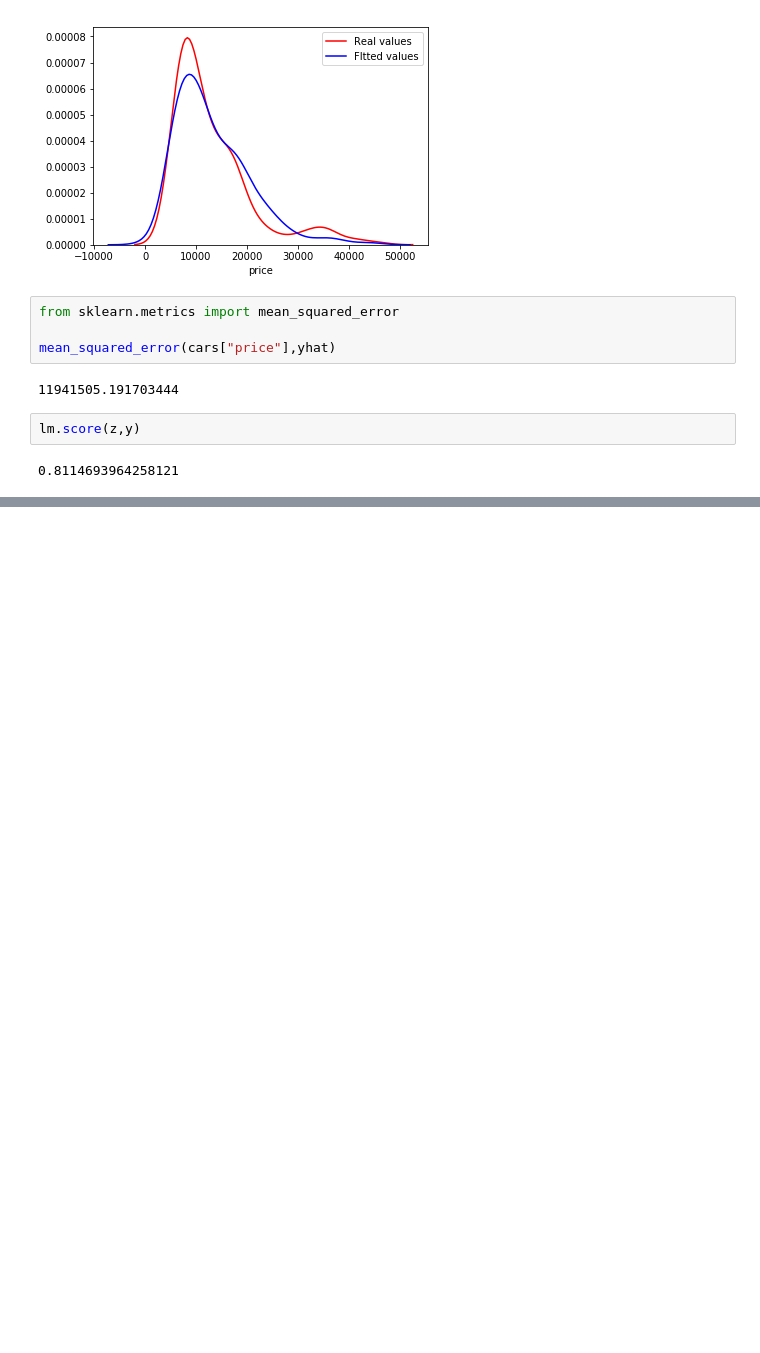
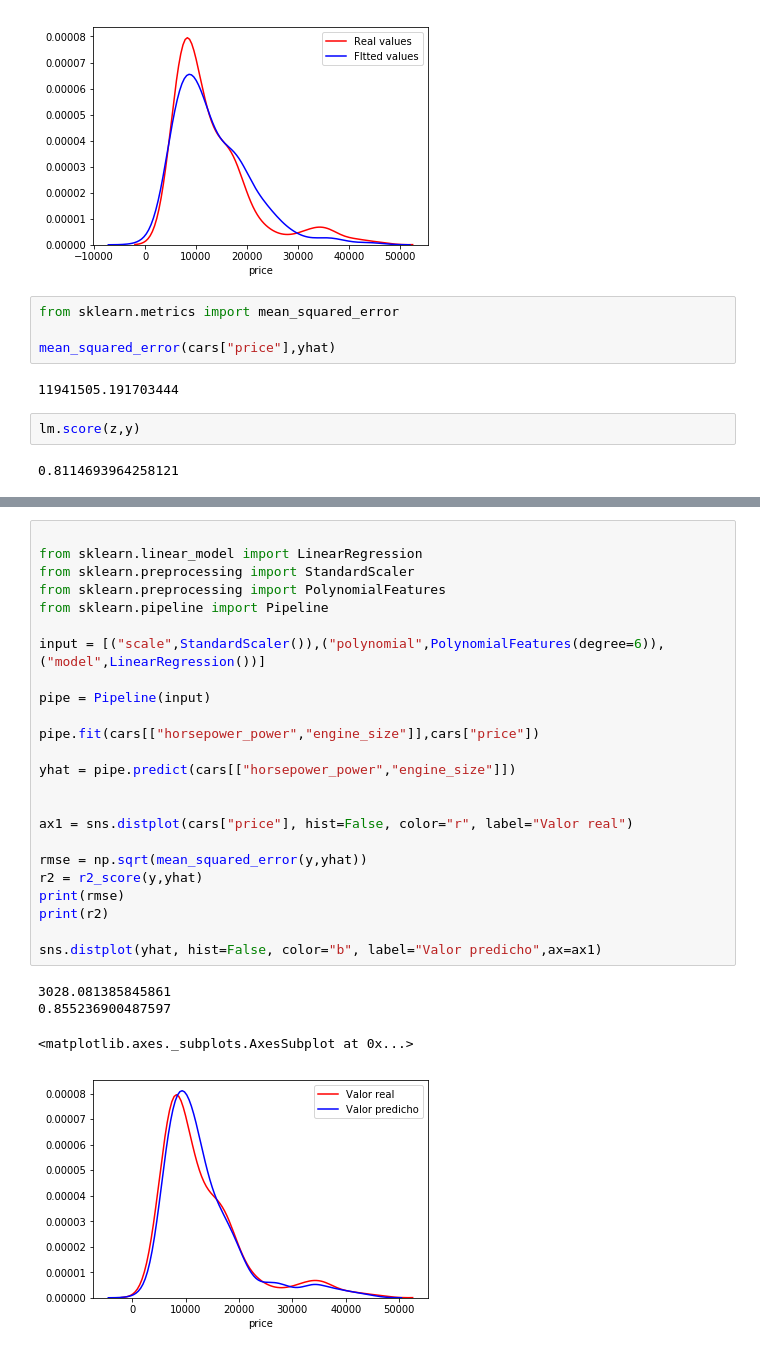
Before and after one commit to StarmasterArg/Cars-analysis, a Jupyter notebook: AUTOS.ipynb, the cells around one changed output, grey strips where cells are left out. Drawn from its saved outputs; the diff is of its cells as text; blank space fills up the shorter version.

```diff
--- a/AUTOS.ipynb
+++ b/AUTOS.ipynb
@@ -394,0 +426,29 @@ lm.score(z,y)
+# %%
+
+from sklearn.linear_model import LinearRegression
+from sklearn.preprocessing import StandardScaler
+from sklearn.preprocessing import PolynomialFeatures
+from sklearn.pipeline import Pipeline
+
+input = [("scale",StandardScaler()),("polynomial",PolynomialFeatures(degree=6)),("model",LinearRegression())]
+
+pipe = Pipeline(input)
+
+pipe.fit(cars[["horsepower_power","engine_size"]],cars["price"])
+
+yhat = pipe.predict(cars[["horsepower_power","engine_size"]])
+
+
+ax1 = sns.distplot(cars["price"], hist=False, color="r", label="Valor real")
+
+rmse = np.sqrt(mean_squared_error(y,yhat))
+r2 = r2_score(y,yhat)
+print(rmse)
+print(r2)
+
+sns.distplot(yhat, hist=False, color="b", label="Valor predicho",ax=ax1)
+# %% [output]
+3028.081385845861
+0.855236900487597
+<matplotlib.axes._subplots.AxesSubplot at 0x...>
+[figure, added]
```
Also changed, not shown: parts of 3 cells of this notebook.
